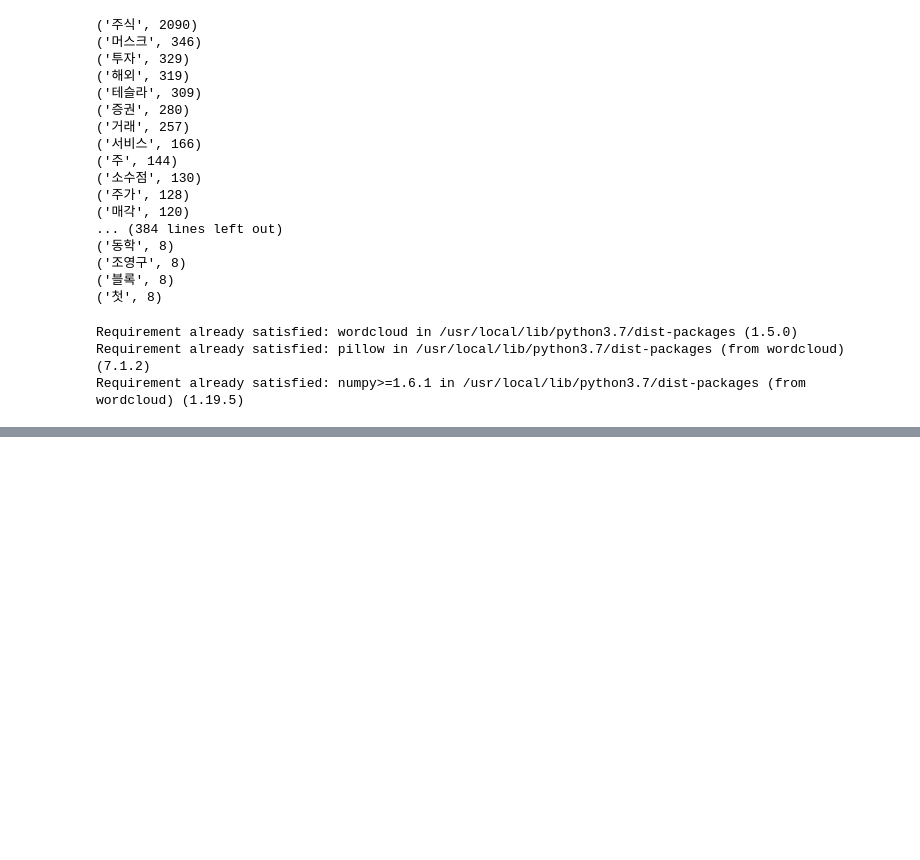
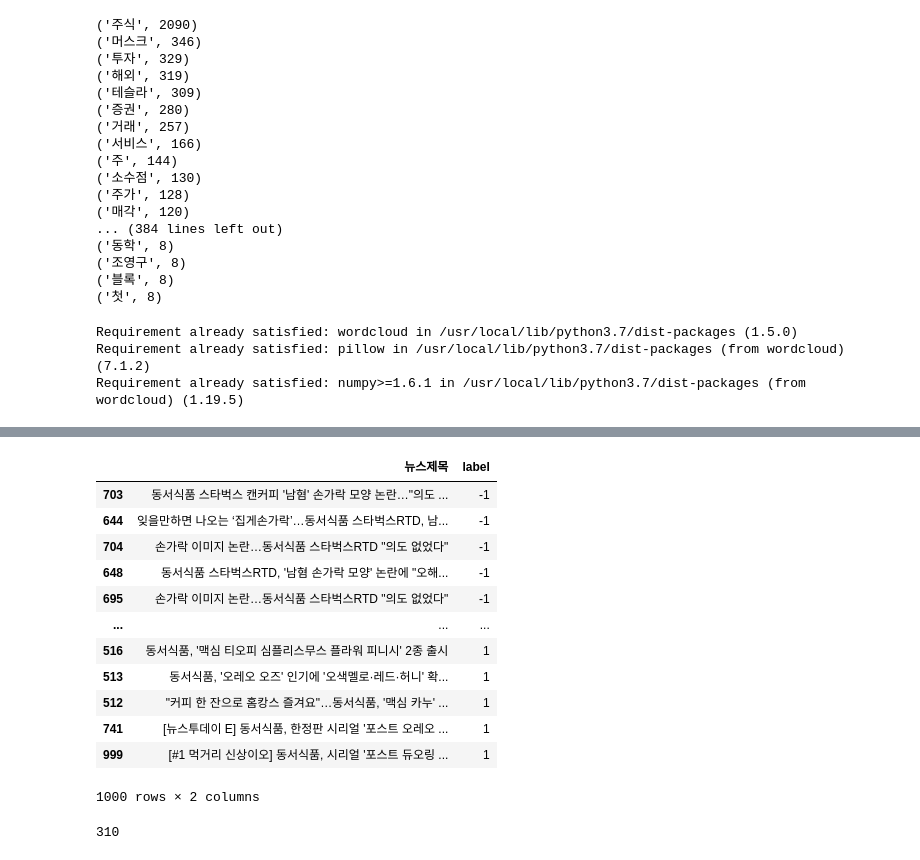
Before and after one commit to taeilkeemm/for-data-study, a Jupyter notebook: 단어분석.ipynb, the cells around one changed output, grey strips where cells are left out. Cells and saved outputs as stored; diff of their text form; code cells hidden in the pictures; blank space fills up the shorter version.

```diff
--- a/단어분석.ipynb
+++ b/단어분석.ipynb
@@ -87,0 +196,20 @@ AttributeError: ignored
+# %%
+df.sort_values(by = 'label', axis = 0, ascending = True)
+# %% [output]
+|  | 뉴스제목 | label |
+| 703 | 동서식품 스타벅스 캔커피 '남혐' 손가락 모양 논란…"의도 ... | -1 |
+| 644 | 잊을만하면 나오는 ‘집게손가락’…동서식품 스타벅스RTD, 남... | -1 |
+| 704 | 손가락 이미지 논란…동서식품 스타벅스RTD "의도 없었다" | -1 |
+| 648 | 동서식품 스타벅스RTD, '남혐 손가락 모양' 논란에 "오해... | -1 |
+| 695 | 손가락 이미지 논란…동서식품 스타벅스RTD "의도 없었다" | -1 |
+| ... | ... | ... |
+| 516 | 동서식품, '맥심 티오피 심플리스무스 플라워 피니시' 2종 출시 | 1 |
+| 513 | 동서식품, '오레오 오즈' 인기에 '오색멜로·레드·허니' 확... | 1 |
+| 512 | "커피 한 잔으로 홈캉스 즐겨요"…동서식품, '맥심 카누' ... | 1 |
+| 741 | [뉴스투데이 E] 동서식품, 한정판 시리얼 '포스트 오레오 ... | 1 |
+| 999 | [#1 먹거리 신상이오] 동서식품, 시리얼 '포스트 듀오링 ... | 1 |
+1000 rows × 2 columns
+# %%
+df['label'].sum()
+# %% [output]
+310
```
Also changed, not shown: parts of 14 cells of this notebook.
